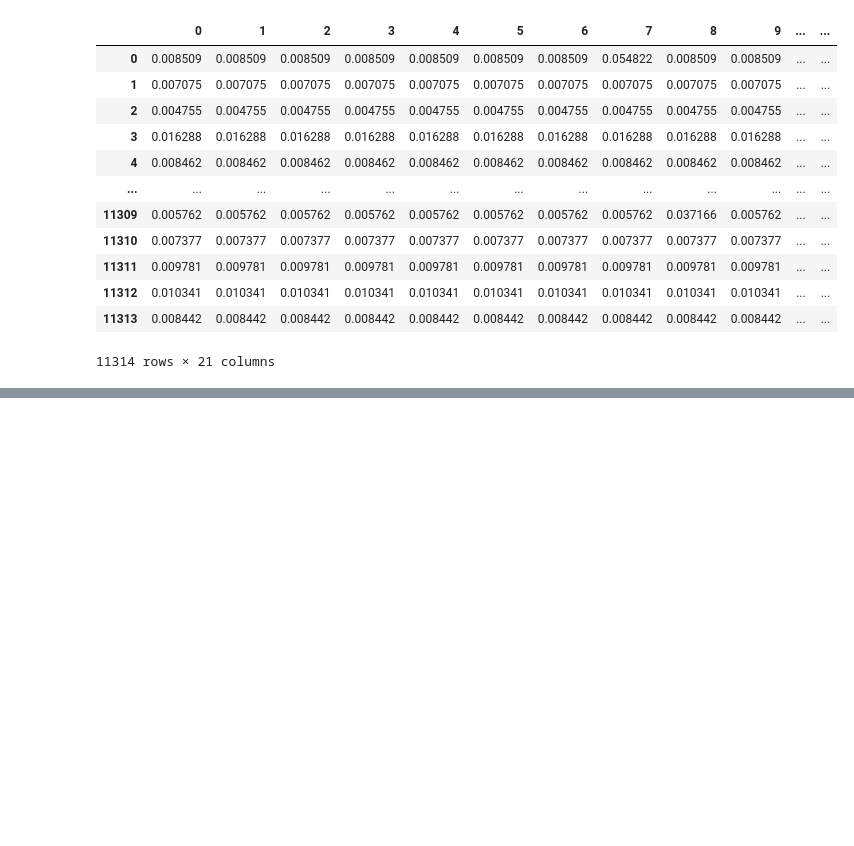
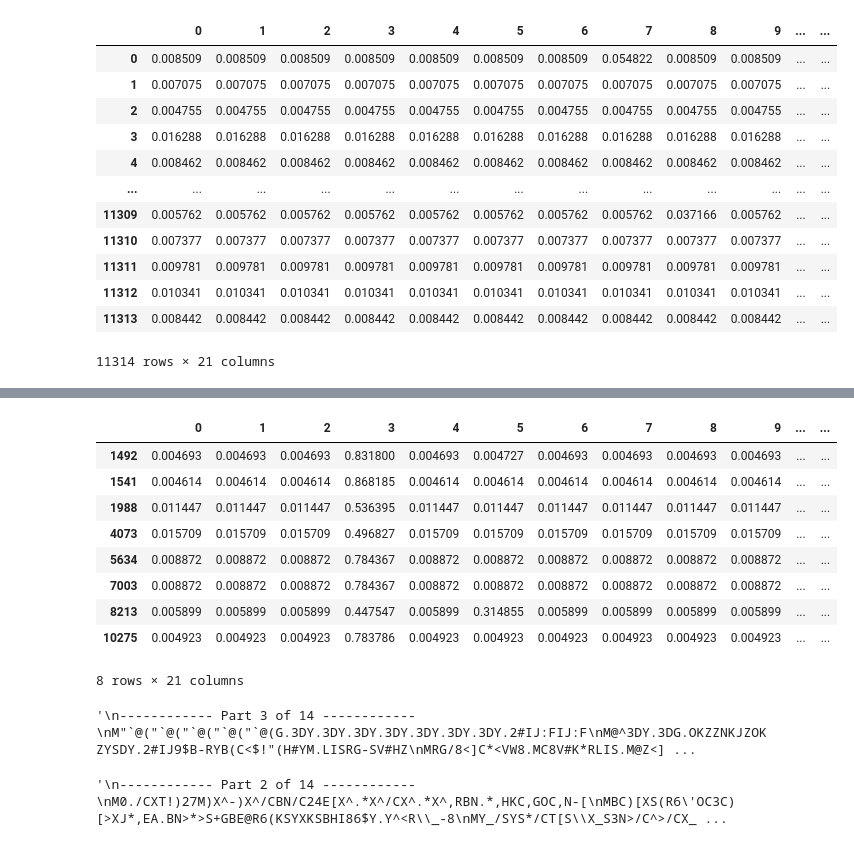
Before and after one commit to LCaravaggio/NLP, a Jupyter notebook: 07_TopicModelling/CV_y_TFIDF.ipynb, the cells around one changed output, grey strips where cells are left out. Cells and saved outputs as stored; diff of their text form; code cells hidden in the pictures; blank space fills up the shorter version.

```diff
--- a/07_TopicModelling/CV_y_TFIDF.ipynb
+++ b/07_TopicModelling/CV_y_TFIDF.ipynb
@@ -524,0 +532,21 @@ topics
+# %%
+topics[topics['max']==4]
+# %% [output]
+|  | 0 | 1 | 2 | 3 | 4 | 5 | 6 | 7 | 8 | 9 | ... | ... |
+| 1492 | 0.004693 | 0.004693 | 0.004693 | 0.831800 | 0.004693 | 0.004727 | 0.004693 | 0.004693 | 0.004693 | 0.004693 | ... | ... |
+| 1541 | 0.004614 | 0.004614 | 0.004614 | 0.868185 | 0.004614 | 0.004614 | 0.004614 | 0.004614 | 0.004614 | 0.004614 | ... | ... |
+| 1988 | 0.011447 | 0.011447 | 0.011447 | 0.536395 | 0.011447 | 0.011447 | 0.011447 | 0.011447 | 0.011447 | 0.011447 | ... | ... |
+| 4073 | 0.015709 | 0.015709 | 0.015709 | 0.496827 | 0.015709 | 0.015709 | 0.015709 | 0.015709 | 0.015709 | 0.015709 | ... | ... |
+| 5634 | 0.008872 | 0.008872 | 0.008872 | 0.784367 | 0.008872 | 0.008872 | 0.008872 | 0.008872 | 0.008872 | 0.008872 | ... | ... |
+| 7003 | 0.008872 | 0.008872 | 0.008872 | 0.784367 | 0.008872 | 0.008872 | 0.008872 | 0.008872 | 0.008872 | 0.008872 | ... | ... |
+| 8213 | 0.005899 | 0.005899 | 0.005899 | 0.447547 | 0.005899 | 0.314855 | 0.005899 | 0.005899 | 0.005899 | 0.005899 | ... | ... |
+| 10275 | 0.004923 | 0.004923 | 0.004923 | 0.783786 | 0.004923 | 0.004923 | 0.004923 | 0.004923 | 0.004923 | 0.004923 | ... | ... |
+8 rows × 21 columns
+# %%
+TNG_train.data[1492]
+# %% [output]
+'\n------------ Part 3 of 14 ------------\nM"`@("`@("`@("`@("`@(G.3DY.3DY.3DY.3DY.3DY.3DY.3DY.2#IJ:FIJ:F\nM@^3DY.3DG.OKZZNKJZOKZYSDY.2#IJ9$B-RYB(C<$!"(H#YM.LISRG-SV#HZ\nMRG/8<]C*<VW8.MC8V#K*RLIS.M@Z<] ...
+# %%
+TNG_train.data[1541]
+# %% [output]
+'\n------------ Part 2 of 14 ------------\nM0./CXT!)27M)X^-)X^/CBN/C24E[X^.*X^/CX^.*X^,RBN.*,HKC,GOC,N-[\nMBC)[XS(R6\'OC3C)[>XJ*,EA.BN>*>S+GBE@R6(KSYXKSBHI86$Y.Y^<R\\_-8\nMY_/SYS*/CT[S\\X_S3N>/C^>/CX_ ...
```
Also changed, not shown: parts of 3 cells of this notebook.
